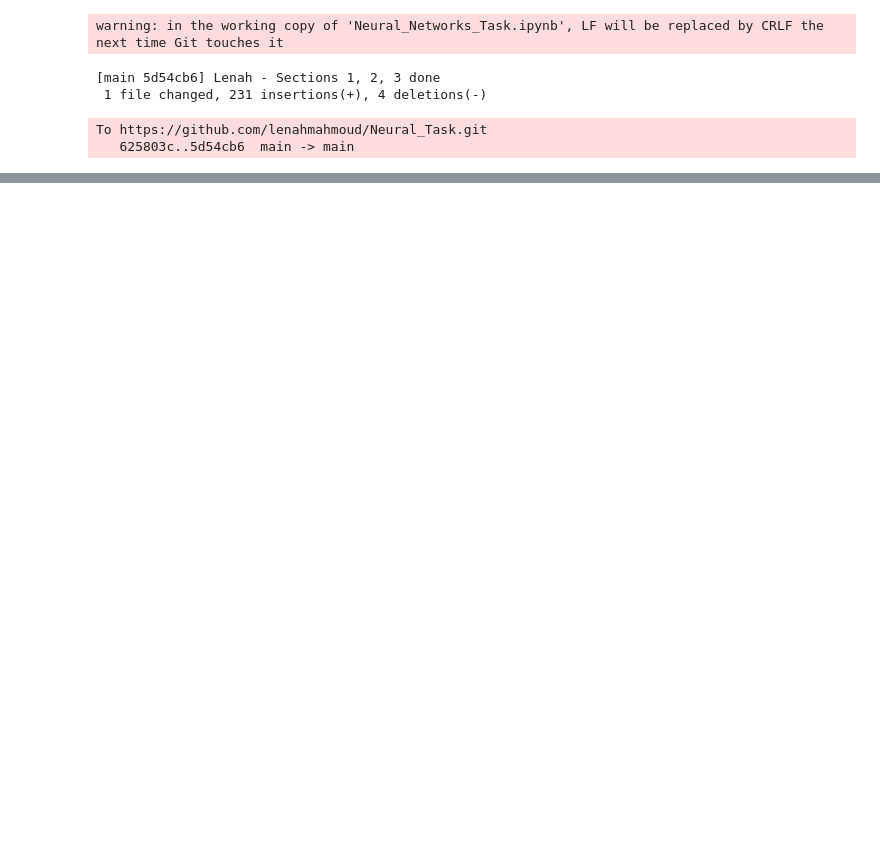
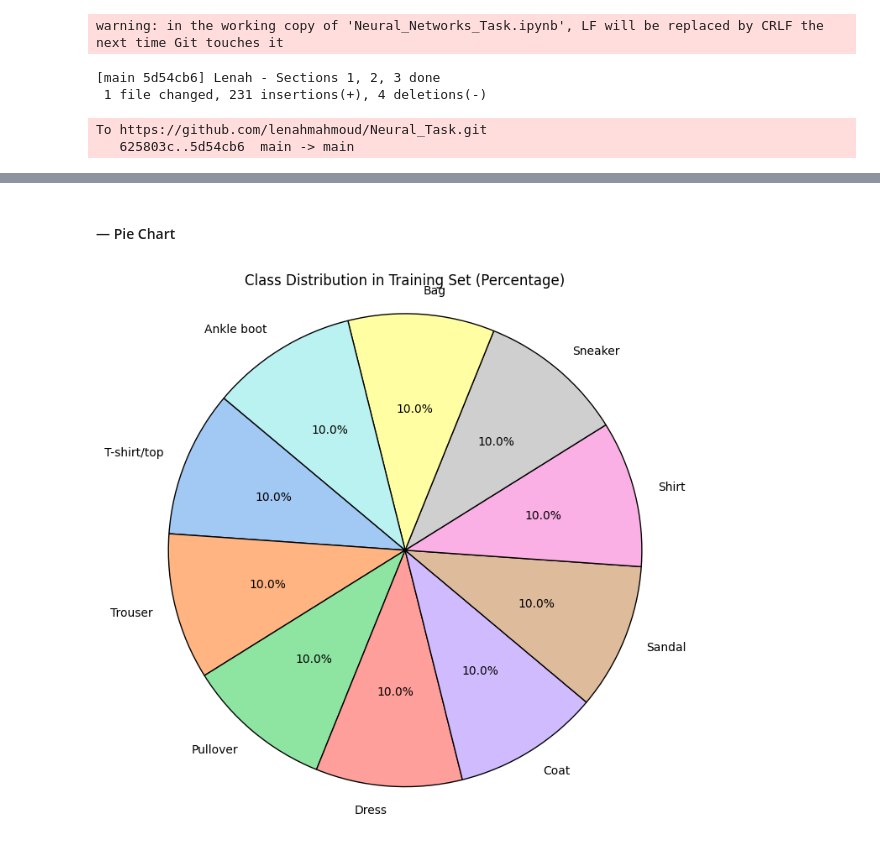
Before and after one commit to lenahmahmoud/Neural_Task, a Jupyter notebook: Neural_Networks_Task.ipynb, the cells around one changed output, grey strips where cells are left out. Drawn from its saved outputs; the diff is of its cells as text; code cells hidden in the pictures; blank space fills up the shorter version.

```diff
--- a/Neural_Networks_Task.ipynb
+++ b/Neural_Networks_Task.ipynb
@@ -105,0 +185,19 @@ To https://github.com/lenahmahmoud/Neural_Task.git
+# %% [markdown]
+#### — Pie Chart
+# %%
+
+class_counts = np.bincount(y_train_full)
+
+
+plt.figure(figsize=(8, 8))
+plt.pie(class_counts,
+        labels=class_names,
+        autopct='%1.1f%%',
+        startangle=140,
+        colors=sns.color_palette('pastel'),
+        wedgeprops={'edgecolor': 'black'})
+plt.title("Class Distribution in Training Set (Percentage)", loc='center')
+plt.axis('equal')
+plt.show()
+# %% [output]
+[figure, added]
```
Also changed, not shown: parts of 12 cells of this notebook.
